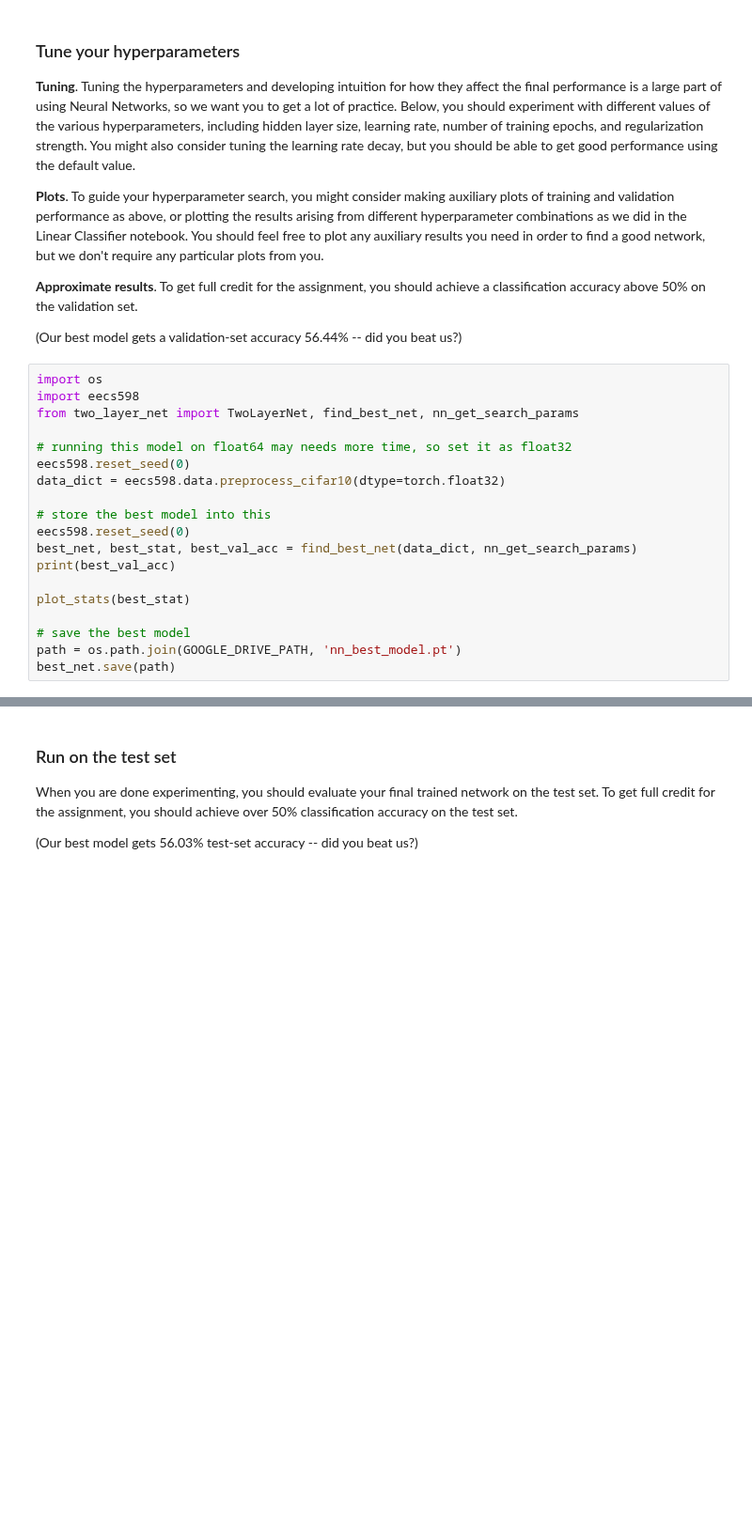
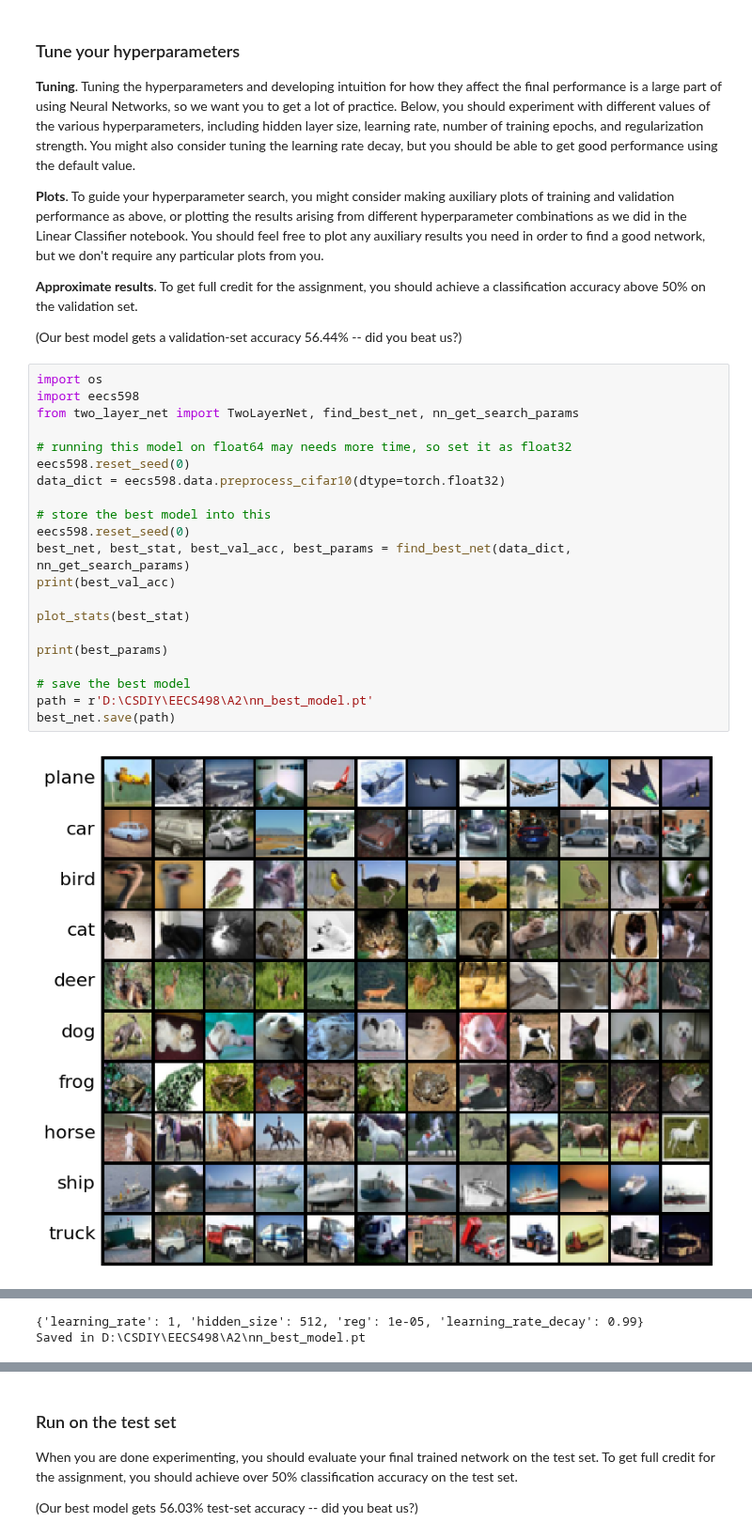
Before and after one commit to kbyy123/EECS498, a Jupyter notebook: A2/two_layer_net.ipynb, the cells around one changed output, grey strips where cells are left out. Shown at 94% size. Saved outputs shown, nothing was run; the diff lists cells and outputs as text; blank space fills up the shorter version.

```diff
--- a/A2/two_layer_net.ipynb
+++ b/A2/two_layer_net.ipynb
@@ -412,19 +498,23 @@ plot_acc_curves(stat_dict)
 # %%
 import os
 import eecs598
 from two_layer_net import TwoLayerNet, find_best_net, nn_get_search_params
 
 # running this model on float64 may needs more time, so set it as float32
 eecs598.reset_seed(0)
 data_dict = eecs598.data.preprocess_cifar10(dtype=torch.float32)
 
 # store the best model into this
 eecs598.reset_seed(0)
-best_net, best_stat, best_val_acc = find_best_net(data_dict, nn_get_search_params)
+best_net, best_stat, best_val_acc, best_params = find_best_net(data_dict, nn_get_search_params)
 print(best_val_acc)
 
 plot_stats(best_stat)
 
+print(best_params)
+
 # save the best model
-path = os.path.join(GOOGLE_DRIVE_PATH, 'nn_best_model.pt')
+path = r'D:\CSDIY\EECS498\A2\nn_best_model.pt'
 best_net.save(path)
+# %% [output]
+[figure, added]
@@ -431,3 +539,5 @@ best_net.save(path)
+{'learning_rate': 1, 'hidden_size': 512, 'reg': 1e-05, 'learning_rate_decay': 0.99}
+Saved in D:\CSDIY\EECS498\A2\nn_best_model.pt
 # %%
 # Check the validation-set accuracy of your best model
 y_val_preds = best_net.predict(data_dict['X_val'])
```
Also changed, not shown: parts of 17 cells of this notebook, 4 other files.
